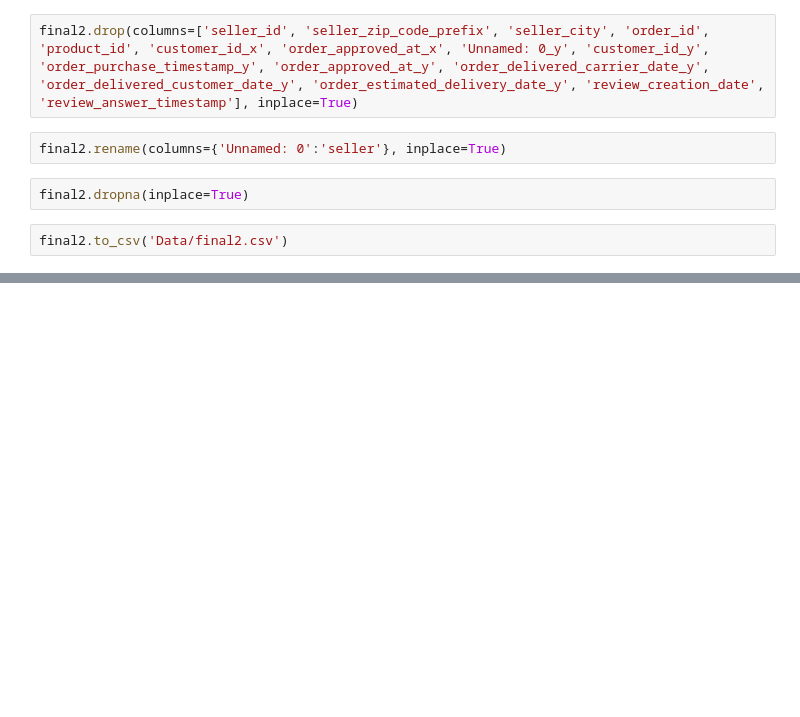
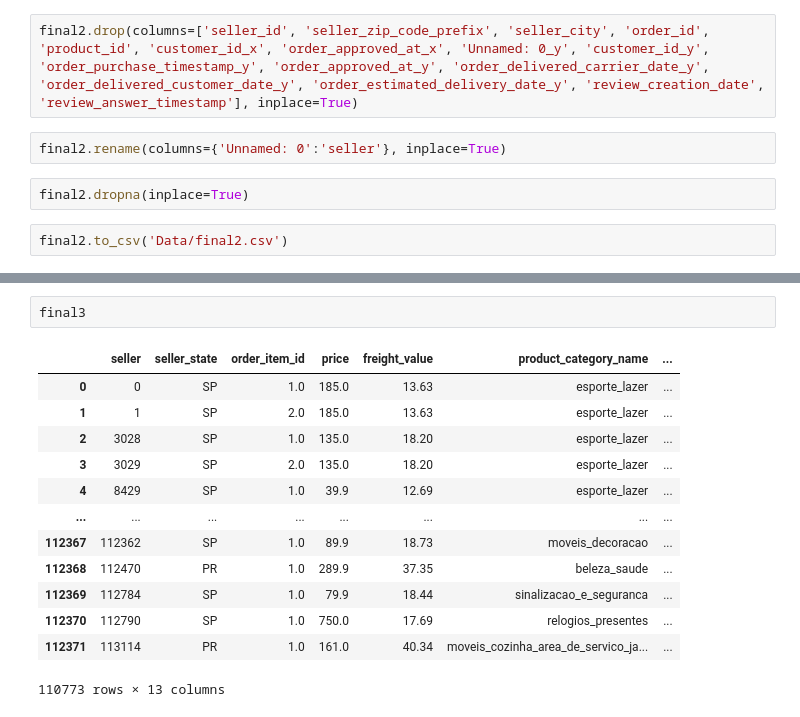
Before and after one commit to claudiagarcia0204/Projeto-Final---Olist, a Jupyter notebook: pycaret.ipynb, the cells around one changed output, grey strips where cells are left out. Drawn from its saved outputs; the diff is of its cells as text; blank space fills up the shorter version.

```diff
--- a/pycaret.ipynb
+++ b/pycaret.ipynb
@@ -82 +80,17 @@ Length: 110773, dtype: int64
+# %%
+final3
+# %% [output]
+|  | seller | seller_state | order_item_id | price | freight_value | product_category_name | ... |
+| 0 | 0 | SP | 1.0 | 185.0 | 13.63 | esporte_lazer | ... |
+| 1 | 1 | SP | 2.0 | 185.0 | 13.63 | esporte_lazer | ... |
+| 2 | 3028 | SP | 1.0 | 135.0 | 18.20 | esporte_lazer | ... |
+| 3 | 3029 | SP | 2.0 | 135.0 | 18.20 | esporte_lazer | ... |
+| 4 | 8429 | SP | 1.0 | 39.9 | 12.69 | esporte_lazer | ... |
+| ... | ... | ... | ... | ... | ... | ... | ... |
+| 112367 | 112362 | SP | 1.0 | 89.9 | 18.73 | moveis_decoracao | ... |
+| 112368 | 112470 | PR | 1.0 | 289.9 | 37.35 | beleza_saude | ... |
+| 112369 | 112784 | SP | 1.0 | 79.9 | 18.44 | sinalizacao_e_seguranca | ... |
+| 112370 | 112790 | SP | 1.0 | 750.0 | 17.69 | relogios_presentes | ... |
+| 112371 | 113114 | PR | 1.0 | 161.0 | 40.34 | moveis_cozinha_area_de_servico_ja... | ... |
+110773 rows × 13 columns
 # %%
```
Also changed, not shown: parts of 10 cells of this notebook, 19 other files.
